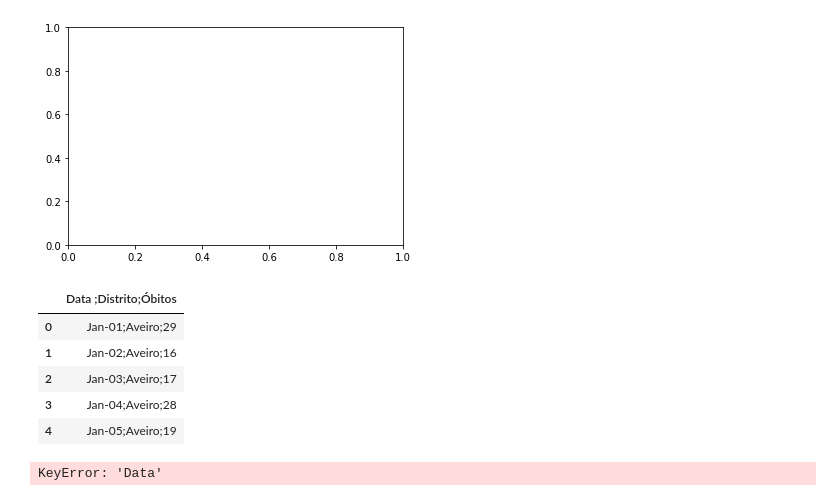
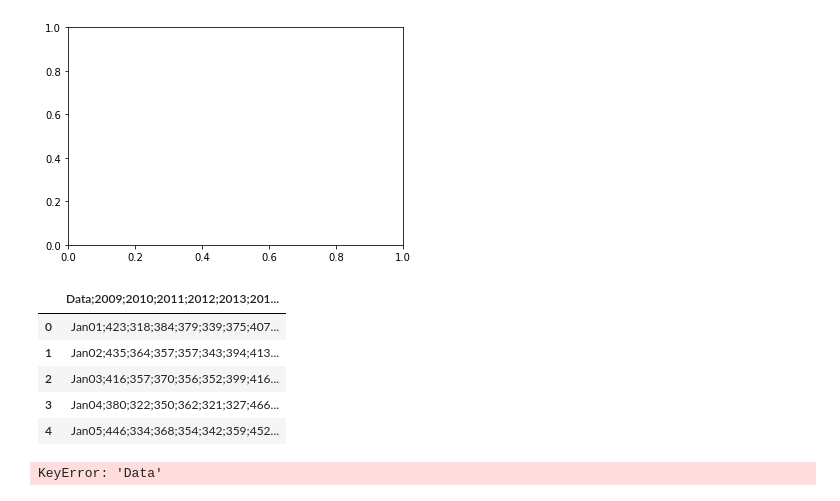
Before and after one commit to DianaA82332/Epidemiologia, a Jupyter notebook: mortalidade_covid.ipynb, the cells around one changed output. Drawn from its saved outputs; the diff is of its cells as text; code cells hidden in the pictures.

```diff
--- a/mortalidade_covid.ipynb
+++ b/mortalidade_covid.ipynb
@@ -101,15 +101,15 @@ TypeError: unhashable type: 'numpy.ndarray'
 # %%
 import pandas as pd
 import numpy as np
-dados=pd.read_csv("/Users/dianamartins/Documents/GitHub/Epidemiologia/Mortalidade_Covid_Portugal/Dados_SICO_2019.csv")
+dados=pd.read_csv("/Users/dianamartins/Documents/GitHub/Epidemiologia/Mortalidade_Covid_Portugal/Dados_total.csv")
 dados.head()
 # %% [output]
-|  | Data ;Distrito;Óbitos |
-| 0 | Jan-01;Aveiro;29 |
-| 1 | Jan-02;Aveiro;16 |
-| 2 | Jan-03;Aveiro;17 |
-| 3 | Jan-04;Aveiro;28 |
-| 4 | Jan-05;Aveiro;19 |
+|  | Data;2009;2010;2011;2012;2013;201... |
+| 0 | Jan01;423;318;384;379;339;375;407... |
+| 1 | Jan02;435;364;357;357;343;394;413... |
+| 2 | Jan03;416;357;370;356;352;399;416... |
+| 3 | Jan04;380;322;350;362;321;327;466... |
+| 4 | Jan05;446;334;368;354;342;359;452... |
 # %%
 dados['Data'] = dados['Data'].astype(int)
 # %% [output]
```
Also changed, not shown: parts of 1 cell of this notebook.
